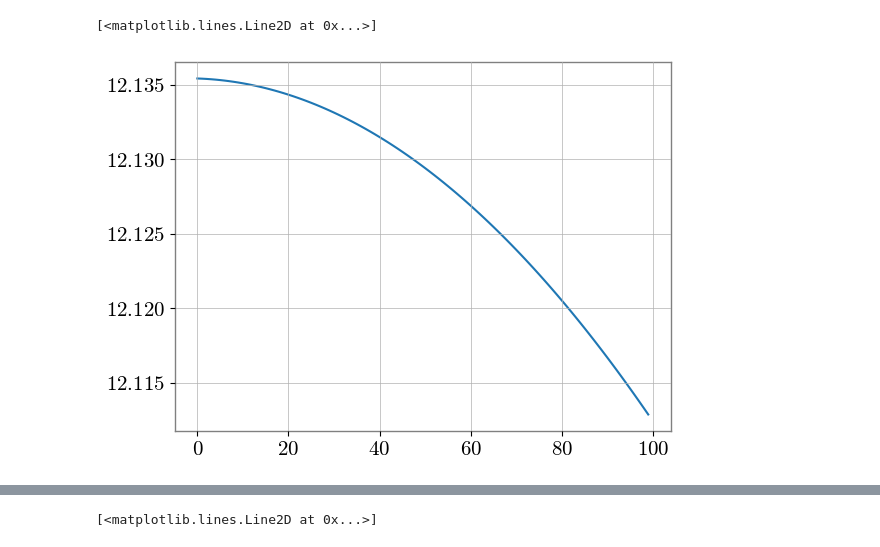
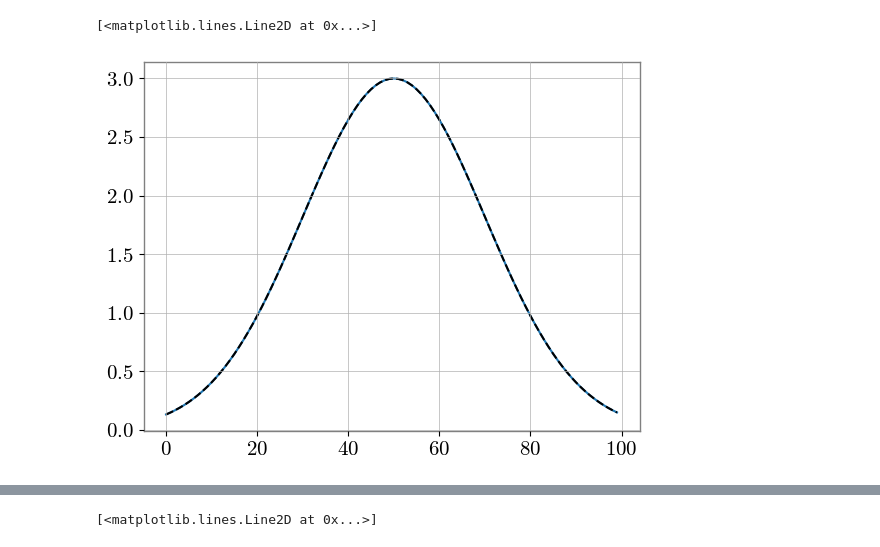
Before and after one commit to james-alvey-42/gw-mist, a Jupyter notebook: notebooks/week6/modified_networks2.ipynb, the cells around one changed output, grey strips where cells are left out. Drawn from its saved outputs; the diff is of its cells as text; code cells hidden in the pictures.

```diff
--- a/notebooks/week6/modified_networks2.ipynb
+++ b/notebooks/week6/modified_networks2.ipynb
@@ -196,5 +207,8 @@ LOCAL_RANK: 0 - CUDA_VISIBLE_DEVICES: [0]
 0         Modules in eval mode
 `Trainer.fit` stopped: `max_epochs=20` reached.
 # %%
-torch.save(network_epsilon, f'networks/network_e_{netid}_complex')
-torch.save(model, f'networks/model_e_{netid}_complex')
+network_epsilon = Network_epsilon()
+dummyt = simulator.get_theta(Nsims=124).cuda()
+gauss = network_epsilon._gauss(bank, dummyt)
+
+plt.plot(bank[0].cpu()-(gauss.cpu())[0])
@@ -380,10 +403,12 @@ plt.plot(lv)
 # %%
 x = obs['x0'].cuda()
-test_theta = network_epsilon.mu_predictor(x)
+# test_theta = network_epsilon.mu_predictor(x)
 mu = network_epsilon._autogauss(x,test_theta)
 muplot = mu.cpu().detach().numpy()
-plt.plot(muplot.squeeze())
+muplot = mu_pred.cpu().detach().numpy()
+plt.plot(muplot[0])
+plt.plot(test['mu'][0], label=r'$\mu$', color='black', ls='--')
 # %% [output]
 [<matplotlib.lines.Line2D at 0x...>]
-[figure, old version]
+[figure, new version]
 # %%
```
Also changed, not shown: parts of 16 cells of this notebook, 3 other files.
